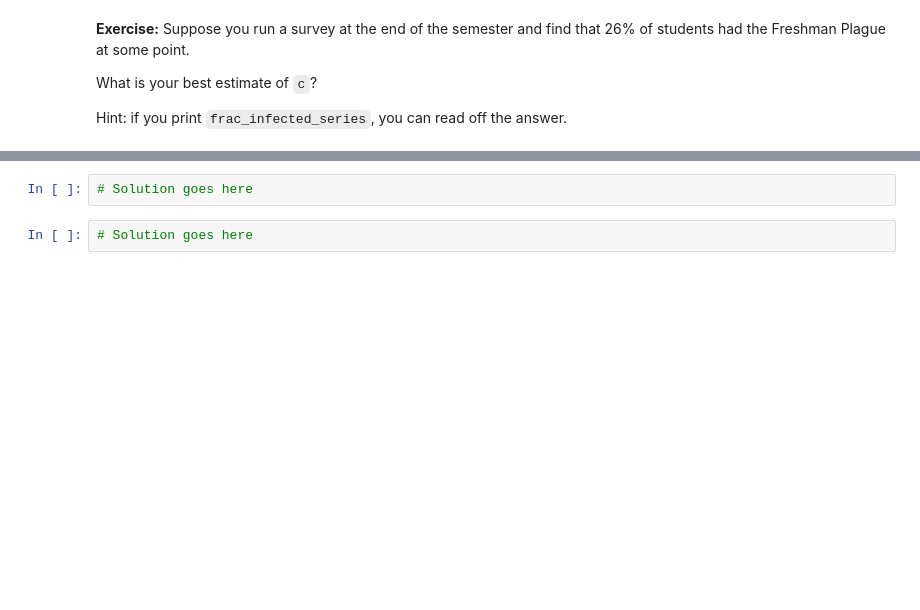
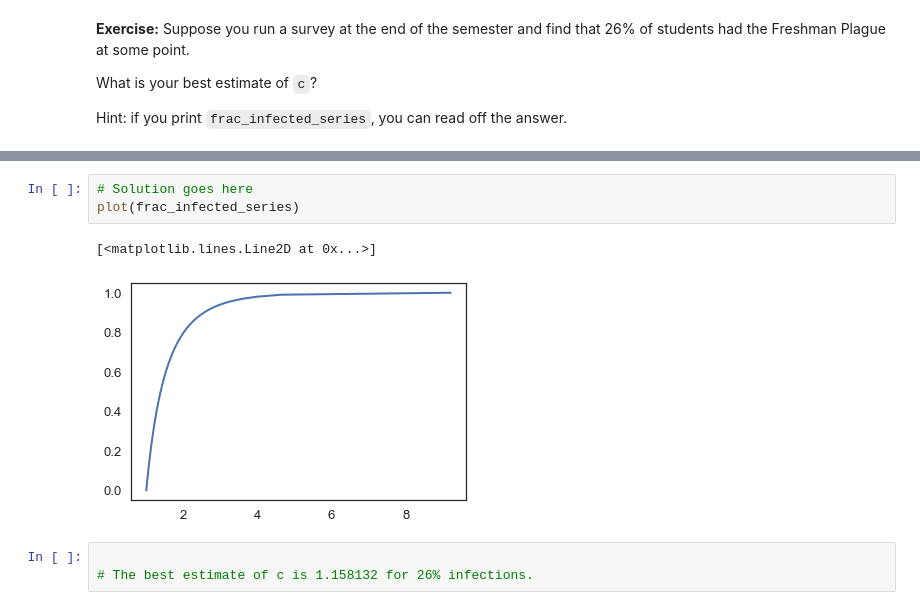
Before and after one commit to igukusamuel/DATA-604-Simulation-and-Modeling, a Jupyter notebook: chap14.ipynb, the cells around one changed output, grey strips where cells are left out. Saved outputs shown, nothing was run; the diff lists cells and outputs as text; blank space fills up the shorter version.

```diff
--- a/chap14.ipynb
+++ b/chap14.ipynb
@@ -206,4 +290,9 @@ Hint: if you print `frac_infected_series`, you can read off the answer.
 # %%
 # Solution goes here
+plot(frac_infected_series)
+# %% [output]
+[<matplotlib.lines.Line2D at 0x...>]
+[figure, added]
-# %%
-# Solution goes here
+# %%
+
+# The best estimate of c is 1.158132 for 26% infections.
```
Also changed, not shown: parts of 12 cells of this notebook, 1 other file.
